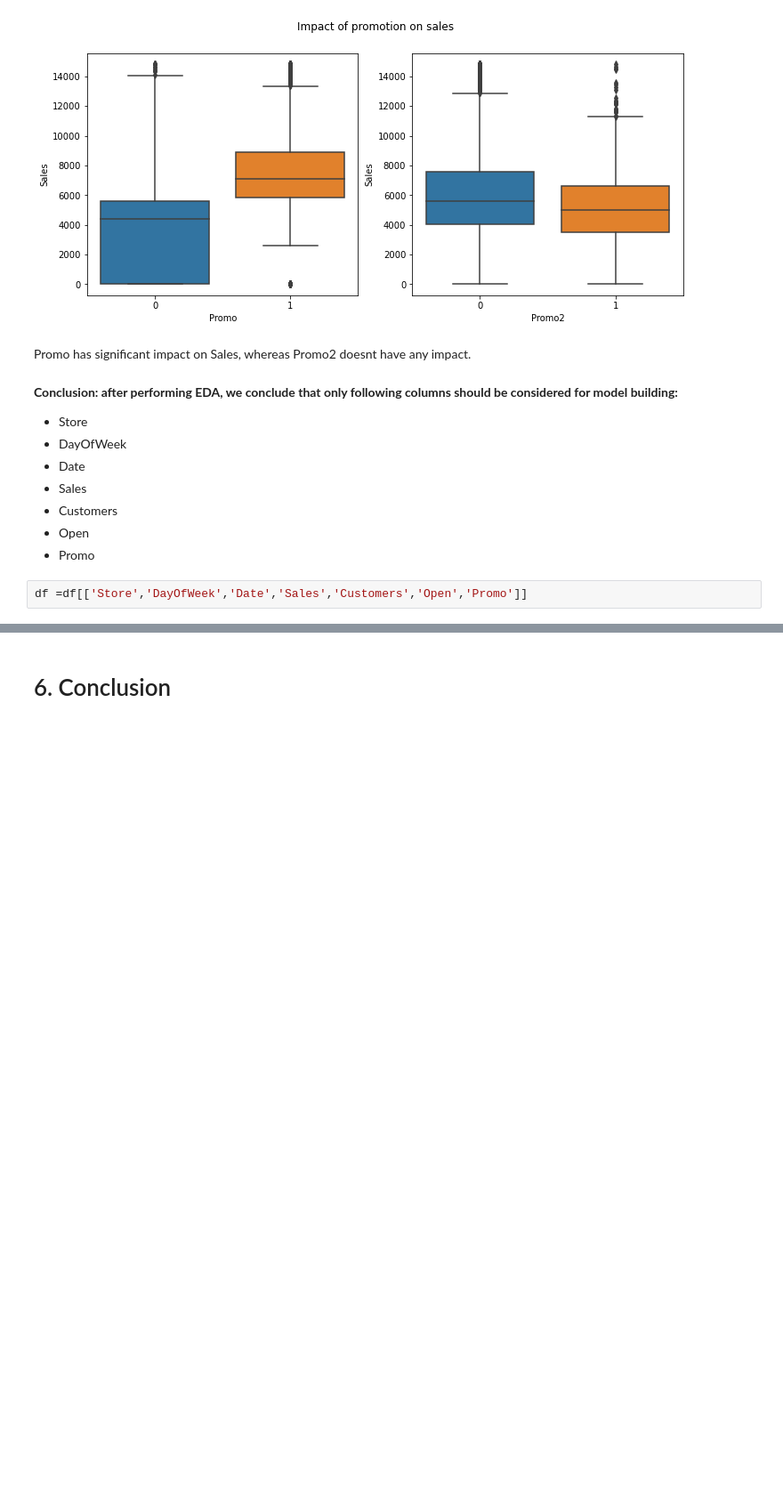
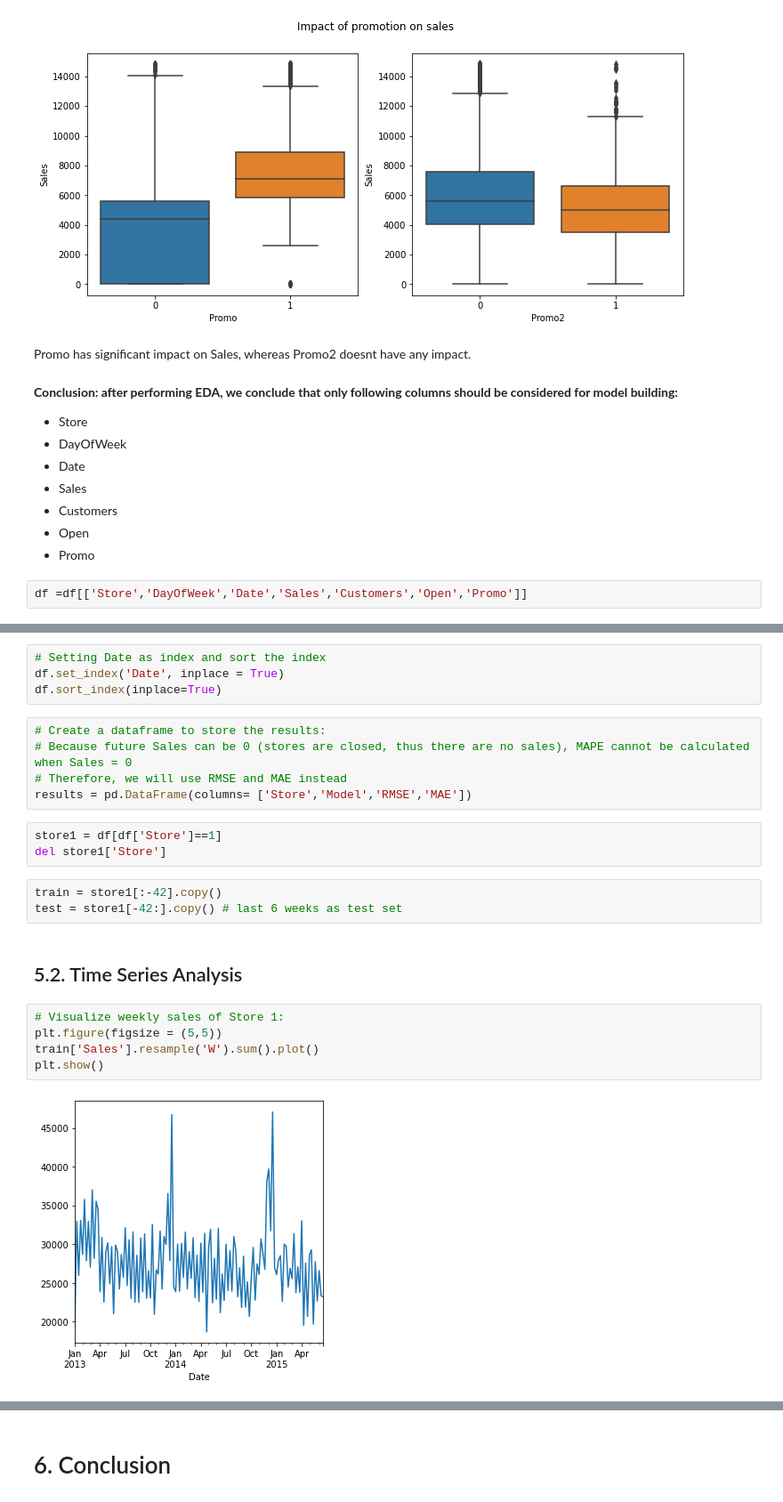
Before and after one commit to Alan-Wolf-VN/Sale_forecast, a Jupyter notebook: SaleForecasting_Nam_Tran.ipynb, the cells around one changed output, grey strips where cells are left out. Shown at 89% size. Cells and saved outputs as stored; diff of their text form; blank space fills up the shorter version.

```diff
--- a/SaleForecasting_Nam_Tran.ipynb
+++ b/SaleForecasting_Nam_Tran.ipynb
@@ -427,0 +423,24 @@ df
+# %%
+# Setting Date as index and sort the index
+df.set_index('Date', inplace = True)
+df.sort_index(inplace=True)
+# %%
+# Create a dataframe to store the results:
+# Because future Sales can be 0 (stores are closed, thus there are no sales), MAPE cannot be calculated when Sales = 0
+# Therefore, we will use RMSE and MAE instead
+results = pd.DataFrame(columns= ['Store','Model','RMSE','MAE'])
+# %%
+store1 = df[df['Store']==1]
+del store1['Store']
+# %%
+train = store1[:-42].copy()
+test = store1[-42:].copy() # last 6 weeks as test set
+# %% [markdown]
+## 5.2. Time Series Analysis
+# %%
+# Visualize weekly sales of Store 1:
+plt.figure(figsize = (5,5))
+train['Sales'].resample('W').sum().plot()
+plt.show()
+# %% [output]
+[figure, added]
```
Also changed, not shown: parts of 24 cells of this notebook.
